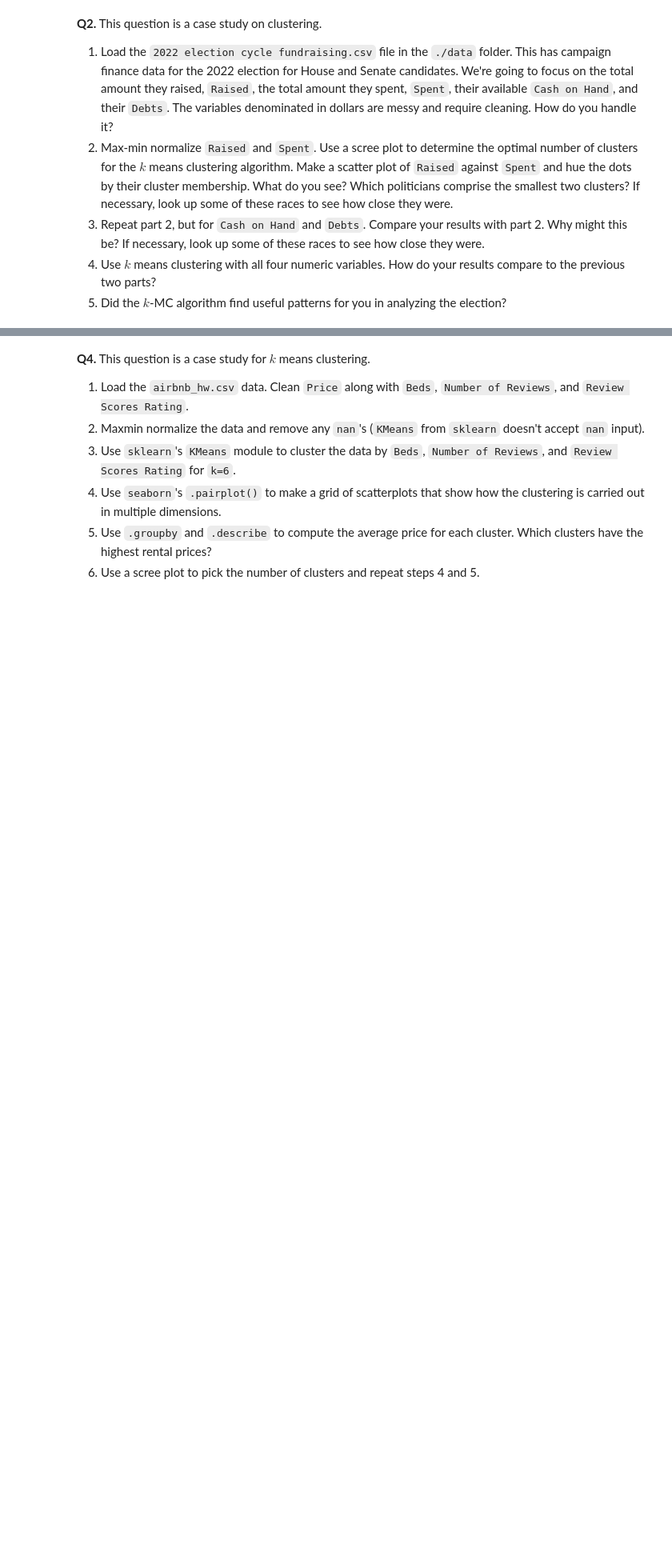
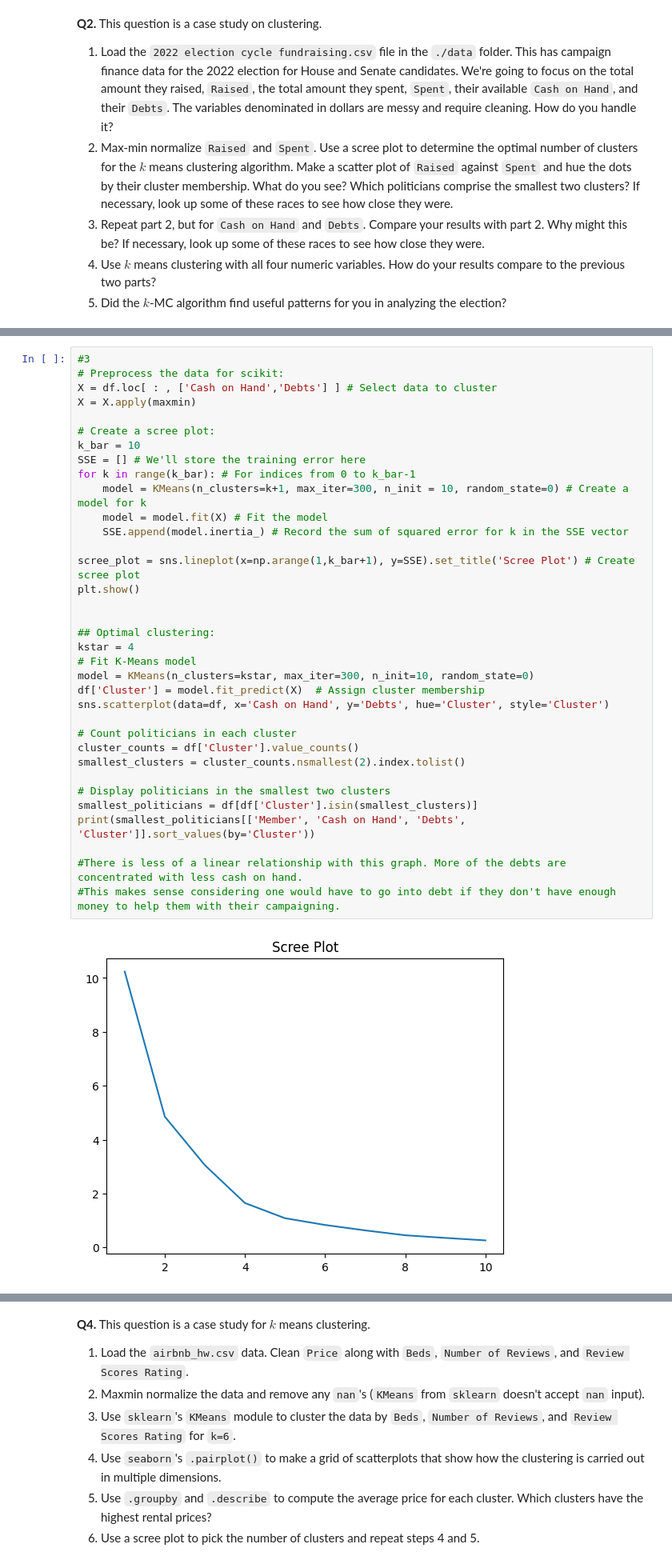
Before and after one commit to yuinab/clustering, a Jupyter notebook: assignment/assignment_clustering.ipynb, the cells around one changed output, grey strips where cells are left out. Shown: that part at 80% size. Saved outputs shown, nothing was run; the diff lists cells and outputs as text; blank space fills up the shorter version.

```diff
--- a/assignment/assignment_clustering.ipynb
+++ b/assignment/assignment_clustering.ipynb
@@ -126,0 +198,37 @@ scree_plot_kmeans(df2_0)
+# %%
+#3
+# Preprocess the data for scikit:
+X = df.loc[ : , ['Cash on Hand','Debts'] ] # Select data to cluster
+X = X.apply(maxmin)
+
+# Create a scree plot:
+k_bar = 10
+SSE = [] # We'll store the training error here
+for k in range(k_bar): # For indices from 0 to k_bar-1
+    model = KMeans(n_clusters=k+1, max_iter=300, n_init = 10, random_state=0) # Create a model for k
+    model = model.fit(X) # Fit the model
+    SSE.append(model.inertia_) # Record the sum of squared error for k in the SSE vector
+
+scree_plot = sns.lineplot(x=np.arange(1,k_bar+1), y=SSE).set_title('Scree Plot') # Create scree plot
+plt.show()
+
+
+## Optimal clustering:
+kstar = 4
+# Fit K-Means model
+model = KMeans(n_clusters=kstar, max_iter=300, n_init=10, random_state=0)
+df['Cluster'] = model.fit_predict(X)  # Assign cluster membership
+sns.scatterplot(data=df, x='Cash on Hand', y='Debts', hue='Cluster', style='Cluster')
+
+# Count politicians in each cluster
+cluster_counts = df['Cluster'].value_counts()
+smallest_clusters = cluster_counts.nsmallest(2).index.tolist()
+
+# Display politicians in the smallest two clusters
+smallest_politicians = df[df['Cluster'].isin(smallest_clusters)]
+print(smallest_politicians[['Member', 'Cash on Hand', 'Debts', 'Cluster']].sort_values(by='Cluster'))
+
+#There is less of a linear relationship with this graph. More of the debts are concentrated with less cash on hand.
+#This makes sense considering one would have to go into debt if they don't have enough money to help them with their campaigning.
+# %% [output]
+[figure, added]
```
Also changed, not shown: parts of 4 cells of this notebook.
